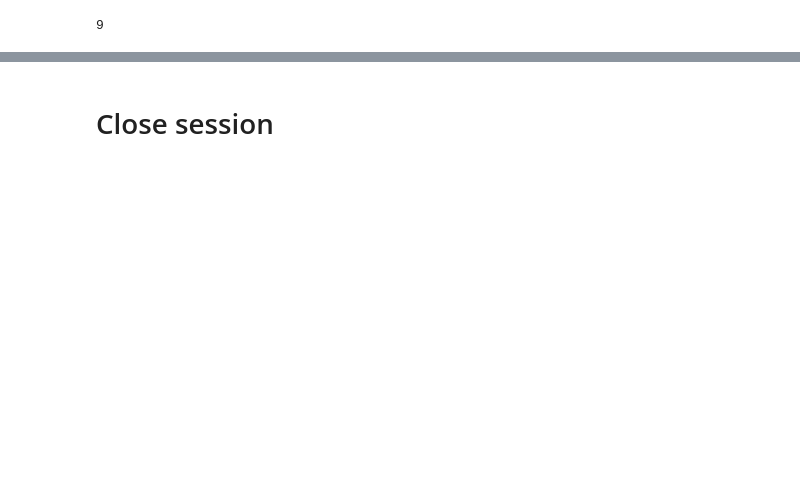
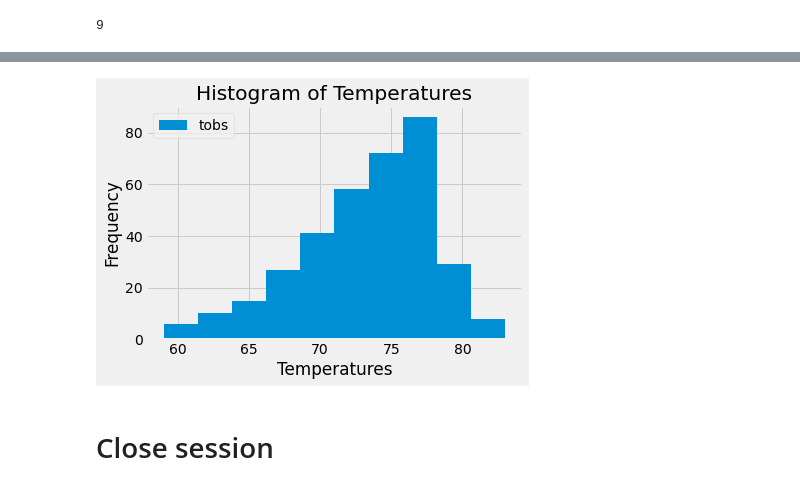
Before and after one commit to HBodden/sqlalchemy-challenge, a Jupyter notebook: climate_starter.ipynb, the cells around one changed output, grey strips where cells are left out. Drawn from its saved outputs; the diff is of its cells as text; code cells hidden in the pictures; blank space fills up the shorter version.

```diff
--- a/climate_starter.ipynb
+++ b/climate_starter.ipynb
@@ -110,0 +148,4 @@ active_stations = session.query()
+# %%
+temps_data = session.query(Measurement.tobs).filter(Measurement.date > '2016-08-22').filter(Measurement.station == 'USC00519281').all()
+temps_df = pd.DataFrame(temps_data, columns=['tobs'])
+temps_df.head()
@@ -111,3 +159,10 @@ active_stations = session.query()
+# %%
+temps_df.plot.hist()
+plt.title('Histogram of Temperatures')
+plt.xlabel('Temperatures')
+plt.show()
+# %% [output]
+[figure, added]
 # %% [markdown]
 # Close session
 # %%
```
Also changed, not shown: parts of 10 cells of this notebook.
